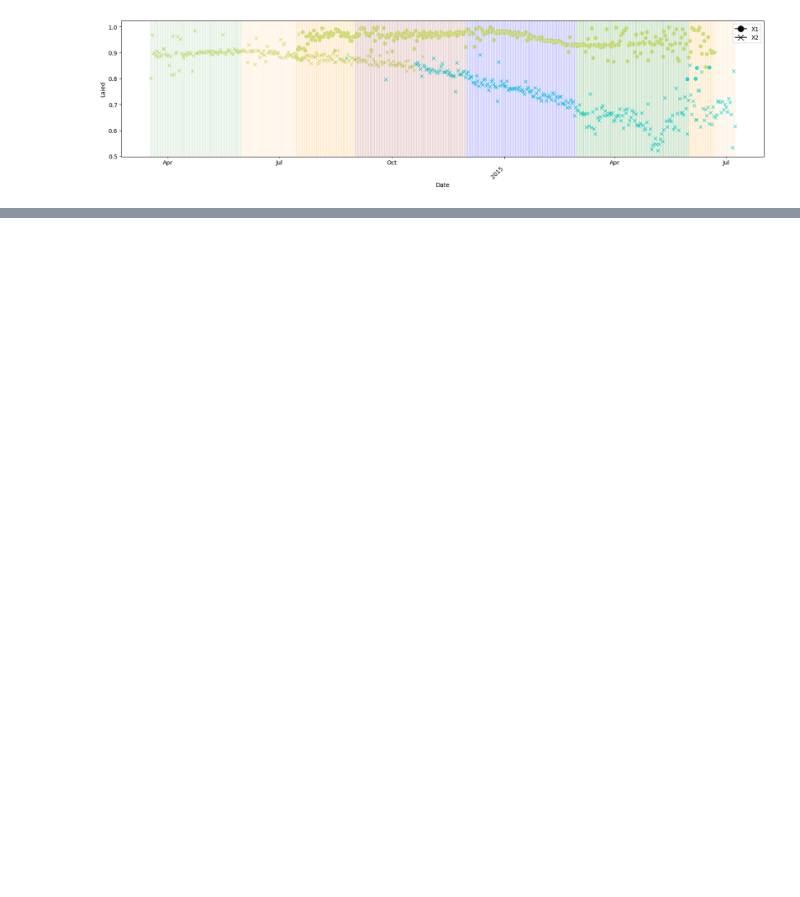
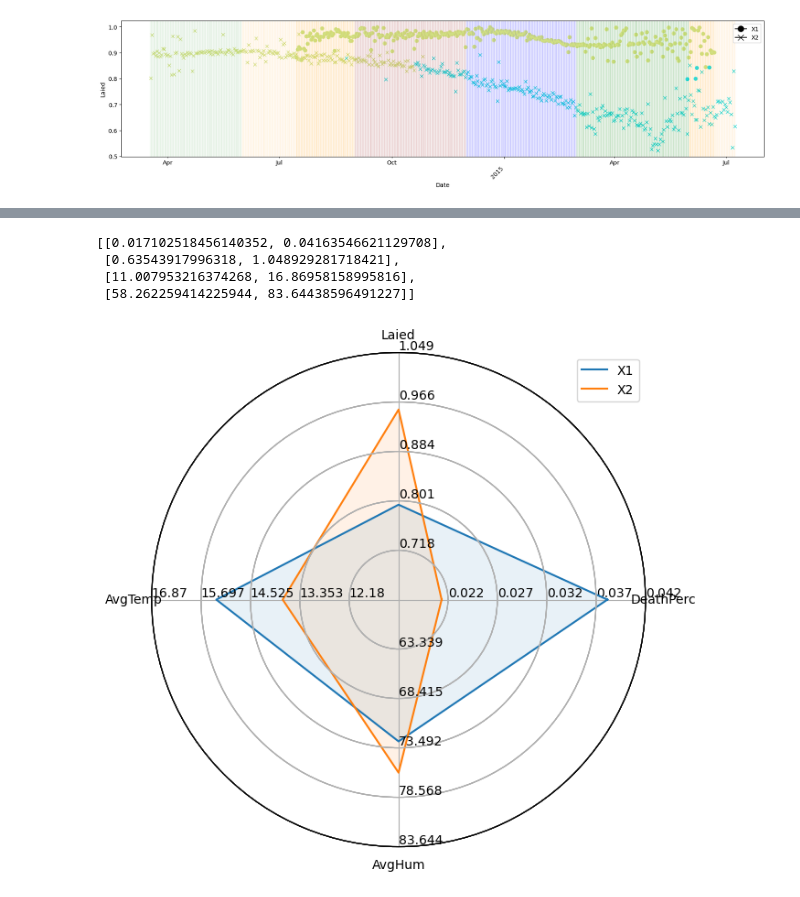
Before and after one commit to CanaliDavide/DASA--Project, a Jupyter notebook: Comparison/Comparison_x1_x2.ipynb, the cells around one changed output, grey strips where cells are left out. Saved outputs shown, nothing was run; the diff lists cells and outputs as text; code cells hidden in the pictures; blank space fills up the shorter version.

```diff
--- a/Comparison/Comparison_x1_x2.ipynb
+++ b/Comparison/Comparison_x1_x2.ipynb
@@ -157,3 +157,11 @@ plt.xticks(rotation=45)
 plt.show()
 # %% [output]
 [figure]
+# %%
+cycleX1 = pd.read_csv("../Data/Chickens data/WithMacro/CycleX_1-Clean.csv")
+cycleX1 = cycleX1.drop(columns=["Feed","Water"])
+
+cycleX2 = pd.read_csv("../Data/Chickens data/WithMacro/CycleX_2-Clean.csv")
+cycleX2 = cycleX2.drop(columns=["Feed","Water"])
+# %%
+parameters = ["DeathPerc" , "Laied", "AvgTemp", "AvgHum"]
@@ -159,0 +192,19 @@ plt.show()
+# %%
+ranges = []
+
+for i in range(len(parameters)):
+    min = means[0][i]
+    max = means[0][i]
+    for m in means:
+        if m[i] < min:
+            min = m[i]
+        if m[i] > max:
+            max = m[i]
+    ranges.append([min - min/5, max + max/10])
+# %%
+ranges
+# %% [output]
+[[0.017102518456140352, 0.04163546621129708],
+ [0.63543917996318, 1.048929281718421],
+ [11.007953216374268, 16.86958158995816],
+ [58.262259414225944, 83.64438596491227]]
@@ -159,0 +272,25 @@ plt.show()
+# %%
+# example data
+variables = parameters
+ranges = ranges
+
+# plotting
+fig1 = plt.figure(figsize=(6, 6))
+
+axes = [fig1.add_axes([0.1,0.1,0.9,0.9],polar=True,
+        label = "axes{}".format(i))
+        for i in range(len(variables))]
+
+radar5 = ComplexRadar(fig1, variables, ranges, axes)
+radar5.plot(meansX1, label="X1")
+radar5.fill(meansX1, alpha=0.1)
+
+radar6 = ComplexRadar(fig1, variables, ranges, axes)
+radar6.plot(meansX2, label="X2")
+radar6.fill(meansX2, alpha=0.1)
+
+axes[0].legend()
+
+plt.show()
+# %% [output]
+[figure, added]
```
Also changed, not shown: parts of 3 cells of this notebook, 10 other files.
